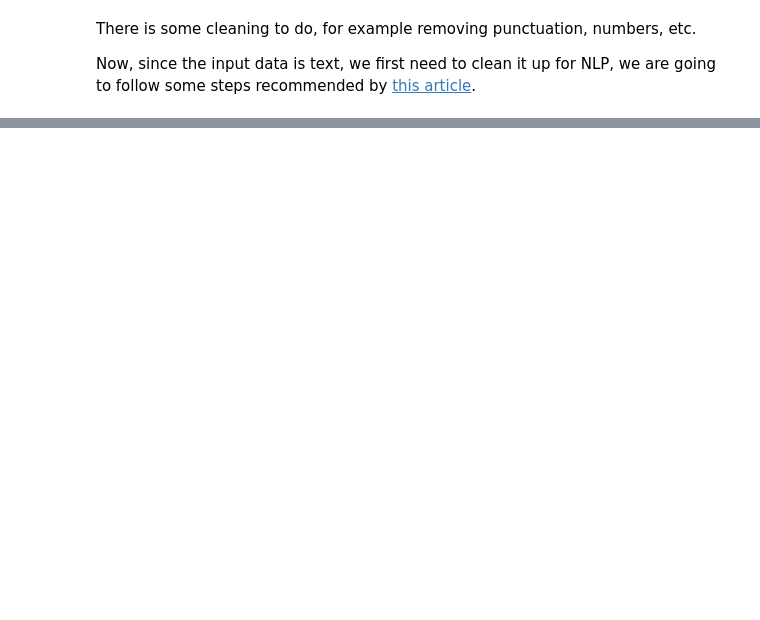
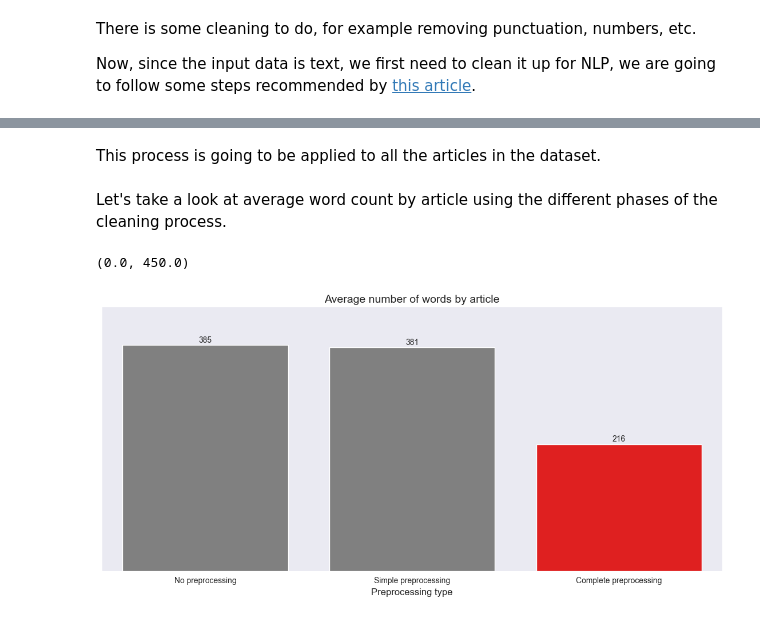
Before and after one commit to JuanDa14Sa/BBC-News-Classification, a Jupyter notebook: bbc_classification.ipynb, the cells around one changed output, grey strips where cells are left out. Drawn from its saved outputs; the diff is of its cells as text; code cells hidden in the pictures; blank space fills up the shorter version.

```diff
--- a/bbc_classification.ipynb
+++ b/bbc_classification.ipynb
@@ -114,0 +182,4 @@ stopwords = nltk.corpus.stopwords.words('english')
+# %%
+lemmatizer = nltk.stem.WordNetLemmatizer()
+lemmatized_tokens = [lemmatizer.lemmatize(token) for token in filtered_tokens]
+lemmatized_tokens[:10]
@@ -114,0 +197,37 @@ stopwords = nltk.corpus.stopwords.words('english')
+# %% [markdown]
+This process is going to be applied to all the articles in the dataset.
+# %%
+def preprocess_article(article):
+    tokens = nltk.word_tokenize(article)
+    stopwords_removed = [token for token in tokens if token not in stopwords]
+    lemmatizer = nltk.stem.WordNetLemmatizer()
+    lemmatized = [lemmatizer.lemmatize(token) for token in stopwords_removed]
+    return ' '.join(lemmatized)
+df_train_news['Text_preprocessed'] = df_train_news['Text'].apply(preprocess_article)
+# %% [markdown]
+Let's take a look at average word count by article using the different phases of the cleaning process.
+# %%
+df_train_news['num_words_pre'] = df_train_news['Text_preprocessed'].apply(lambda x: len(x.split()))
+avg_words_no_pre = df_train_news['num_words_no_pre'].mean()
+avg_words_simple_pre = df_train_news['num_words_simple_pre'].mean()
+avg_words_pre = df_train_news['num_words_pre'].mean()
+
+data = pd.Series([avg_words_no_pre, avg_words_simple_pre, avg_words_pre], index=['No preprocessing', 'Simple preprocessing', 'Complete preprocessing'])
+colors = ['grey' if (x > min(data)) else 'red' for x in data.values]
+plt.figure(figsize=(14,6))
+fig = sns.barplot(x=data.index, y=data.values, palette=colors)
+sns.despine()
+plt.title('Average number of words by article', fontsize=14)
+plt.ylabel('')
+plt.xlabel('Preprocessing type', fontsize=12)
+plt.tick_params(left=False, bottom=False, labelleft=False, labelbottom=True)
+patches = fig.patches
+for patch in patches:
+    height = patch.get_height()
+    width = patch.get_width()
+    x = patch.get_x()
+    fig.text(x=x+width/2, y=height+5,s='{:.0f}'.format(height), ha='center')
+plt.ylim(0,450)
+# %% [output]
+(0.0, 450.0)
+[figure, added]
```
Also changed, not shown: parts of 30 cells of this notebook.
